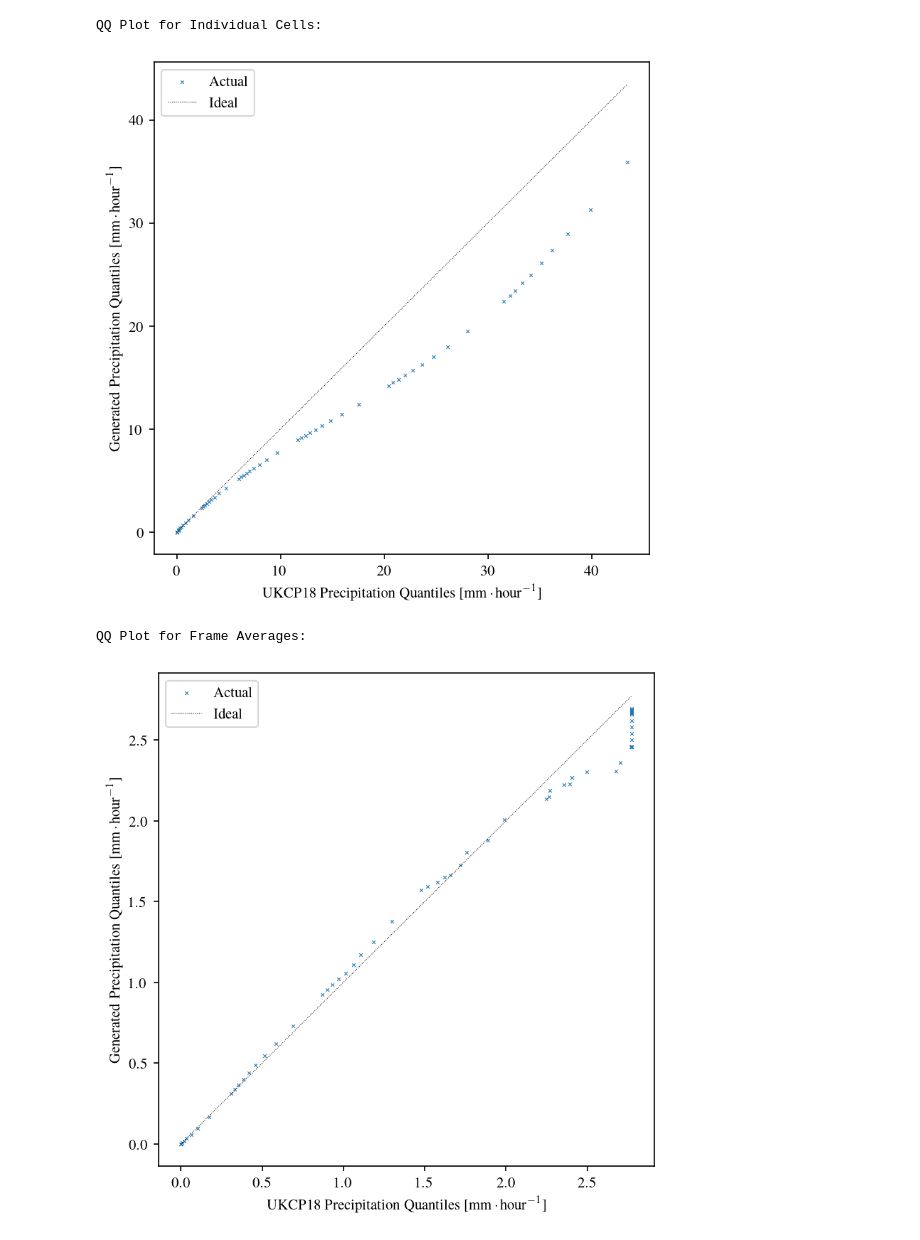
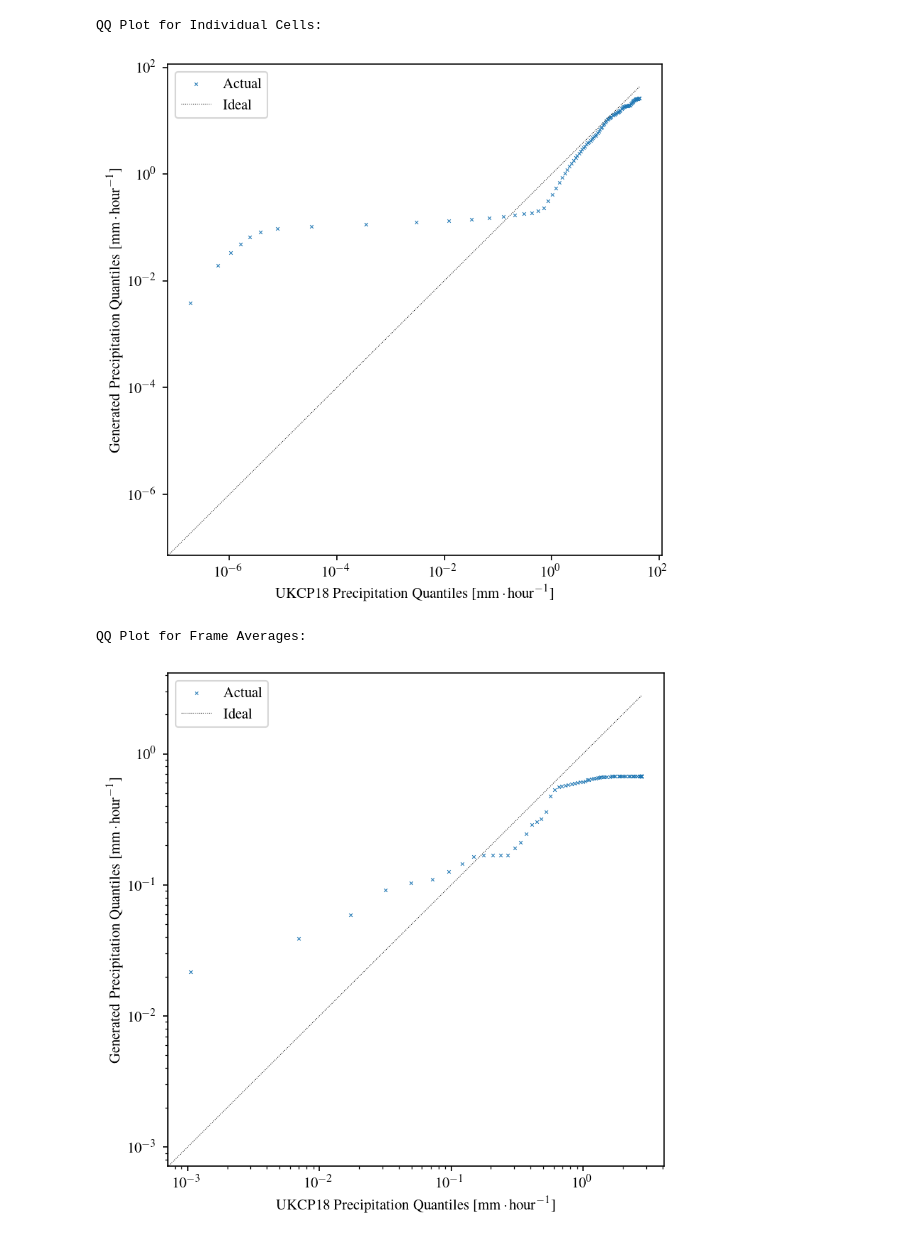
Before and after one commit to henryaddison/video-diffusion-climate, a Jupyter notebook: notebooks/qq.ipynb, the cells around one changed output. Saved outputs shown, nothing was run; the diff lists cells and outputs as text; code cells hidden in the pictures.

```diff
--- a/notebooks/qq.ipynb
+++ b/notebooks/qq.ipynb
@@ -46,36 +54,39 @@ def get_quantiles(sorted_array, desired_quantiles):
 def plot_qq(test_quantiles, samples_quantiles):
     plt.figure(figsize=(6, 6))
     plt.scatter(test_quantiles, samples_quantiles, marker = 'x', s = 5, linewidth = 0.5, label = "Actual")
     plt.plot(test_quantiles, test_quantiles, linewidth = 0.5, linestyle=":", c = "black", label = "Ideal")
     plt.legend()
 
+    plt.xscale('log')
+    plt.yscale('log')
+
     plt.xlabel('UKCP18 Precipitation Quantiles [$\mathrm{mm}\cdot\mathrm{hour}^{-1}$]')
     plt.ylabel('Generated Precipitation Quantiles [$\mathrm{mm}\cdot\mathrm{hour}^{-1}$]')
 
     plt.show()
 
-desired_quantiles = np.concatenate([np.linspace((1 - 10 ** (i + 1)) + (10 ** i), (1-10**i), 9) for i in range(-1, -8, -1)])
-# desired_quantiles = 1 - np.geomspace(1, 0.0000001, 100)
+# desired_quantiles = np.concatenate([np.linspace((1 - 10 ** (i + 1)) + (10 ** i), (1-10**i), 9) for i in range(-1, -8, -1)])
+desired_quantiles = 1 - np.geomspace(1, 0.0000001, 100)
 # print(desired_quantiles)
 
 test_cells_quantiles = get_quantiles(test_cells_sorted, desired_quantiles)
 samples_cells_quantiles = get_quantiles(samples_cells_sorted, desired_quantiles)
 
 test_frames_quantiles = get_quantiles(test_frames_mean_sorted, desired_quantiles)
 samples_frames_quantiles = get_quantiles(samples_frames_mean_sorted, desired_quantiles)
 
 test_videos_quantiles = get_quantiles(test_videos_mean_sorted, desired_quantiles)
 samples_videos_quantiles = get_quantiles(samples_videos_mean_sorted, desired_quantiles)
 
 print("QQ Plot for Individual Cells:")
 plot_qq(test_cells_quantiles, samples_cells_quantiles)
 print("QQ Plot for Frame Averages:")
 plot_qq(test_frames_quantiles, samples_frames_quantiles)
 print("QQ Plot for Video Averages:")
 plot_qq(test_videos_quantiles, samples_videos_quantiles)
 # %% [output]
 QQ Plot for Individual Cells:
-[figure, old version]
+[figure, new version]
 QQ Plot for Frame Averages:
-[figure, old version]
+[figure, new version]
 QQ Plot for Video Averages:
```
Also changed, not shown: parts of 2 cells of this notebook, 7 other files.
